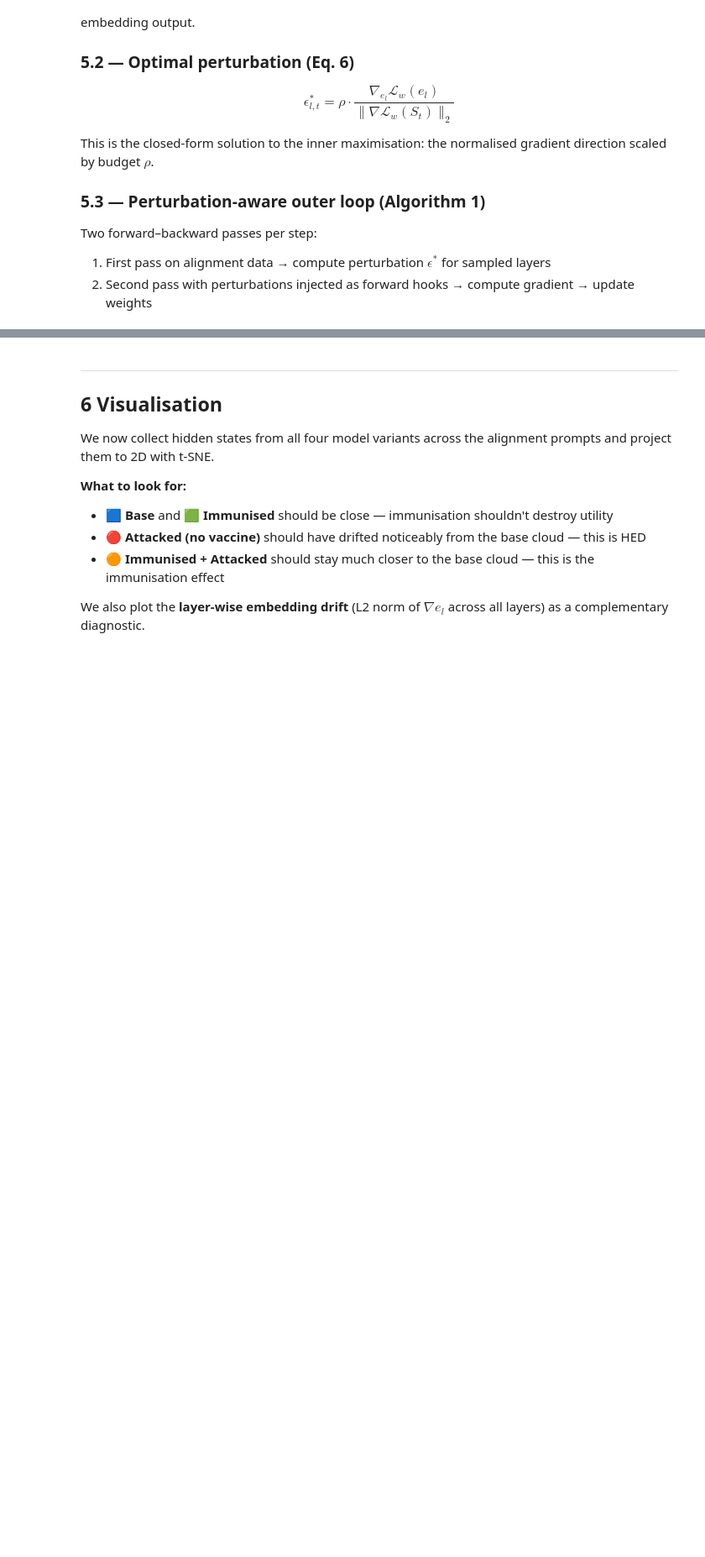
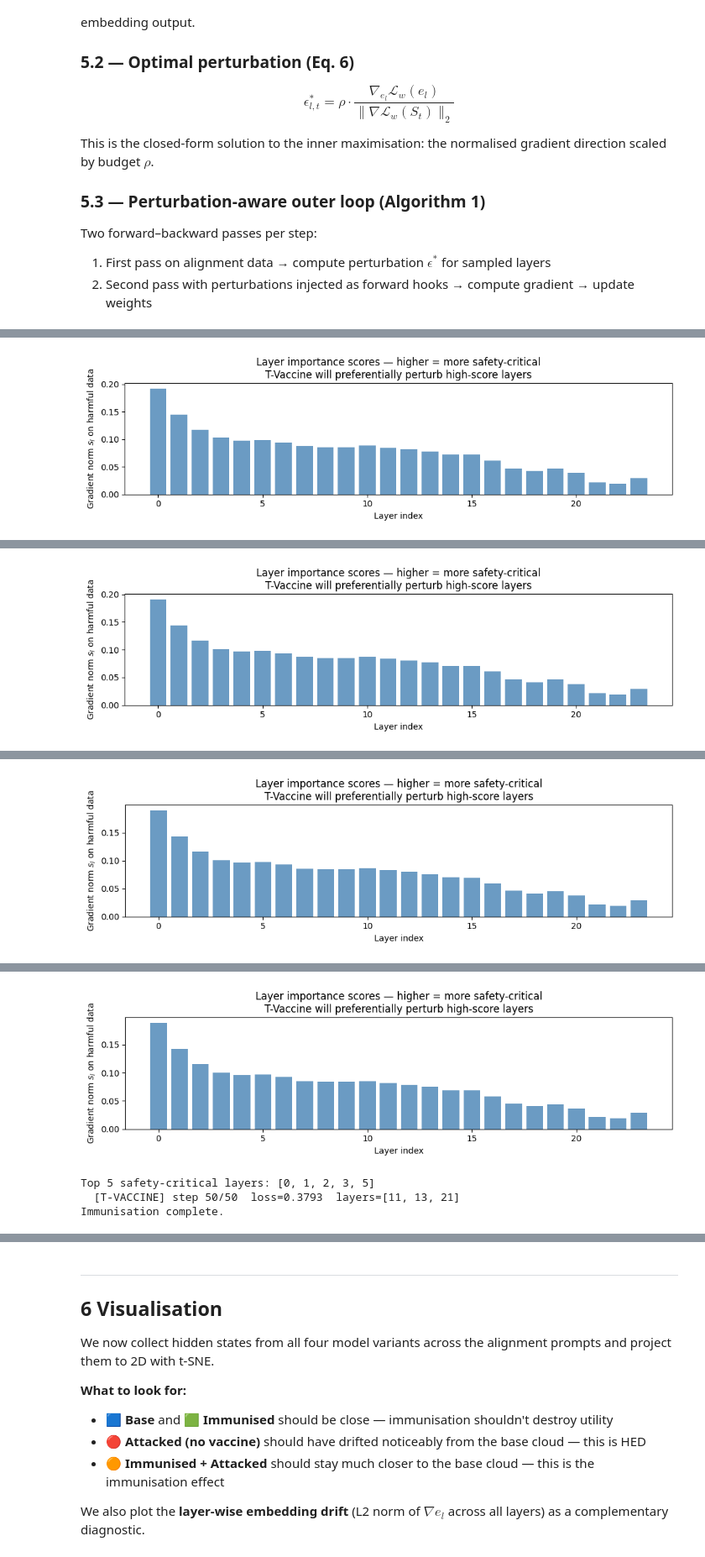
Before and after one commit to QwertyJacob/lm_immunisation, a Jupyter notebook: hands_on/hands_on_1.ipynb, the cells around one changed output, grey strips where cells are left out. Shown at 84% size. Saved outputs shown, nothing was run; the diff lists cells and outputs as text; code cells hidden in the pictures; blank space fills up the shorter version.

```diff
--- a/hands_on/hands_on_1.ipynb
+++ b/hands_on/hands_on_1.ipynb
@@ -285,13 +309,14 @@ def fine_tune(model, input_ids, labels, n_steps=30, lr=5e-5, label=""):
     model.eval()
     return model, losses
 # %%
-config = LoraConfig(
+lora_config = LoraConfig(
     r=8,
     lora_alpha=4,
     target_modules=["q_proj", "v_proj"]
 )
+
 # Wrap the model
-peft_model = get_peft_model(base_model, config)
+attacked_model = get_peft_model(base_model, lora_config)
 # %%
 print("Simulating harmful fine-tuning attack on base model...")
 
@@ -406,7 +439,7 @@ print("Computing layer importance scores from harmful data on a PEFT model...")
 # Create a *fresh* PEFT model for score computation,
 # identical to 'peft_model' before it gets attacked.
 # This ensures it's a PEFT model but doesn't modify the one used for the attack.
-temp_peft_model_for_scores = get_peft_model(deepcopy(base_model), config)
+temp_peft_model_for_scores = get_peft_model(base_model, lora_config)
 
 layer_scores, initial_layer_probs = compute_layer_scores(
     temp_peft_model_for_scores, harmful_ids, harmful_labels
@@ -600,7 +641,7 @@ def tvaccine_train(
     model.eval()
     return model, losses
 # %%
-immunised_peft_model = get_peft_model(base_model, config)
+immunised_peft_model = get_peft_model(base_model, lora_config)
 
 
 print("Running T-Vaccine immunisation...")
@@ -615,3 +656,4 @@ immunised_peft_model, vax_losses = tvaccine_train(
     K=10,
 )
 print("Immunisation complete.")
+# %% [output]
@@ -617,0 +662 @@ print("Immunisation complete.")
+[figure, added]
@@ -617,0 +665 @@ print("Immunisation complete.")
+[figure, added]
@@ -617,0 +668 @@ print("Immunisation complete.")
+[figure, added]
@@ -618,3 +671,7 @@ print("Immunisation complete.")
+[figure, added]
+Top 5 safety-critical layers: [0, 1, 2, 3, 5]
+  [T-VACCINE] step 50/50  loss=0.3793  layers=[11, 13, 21]
+Immunisation complete.
 # %%
 gc.collect()
 torch.cuda.empty_cache()
```
Also changed, not shown: parts of 18 cells of this notebook.
